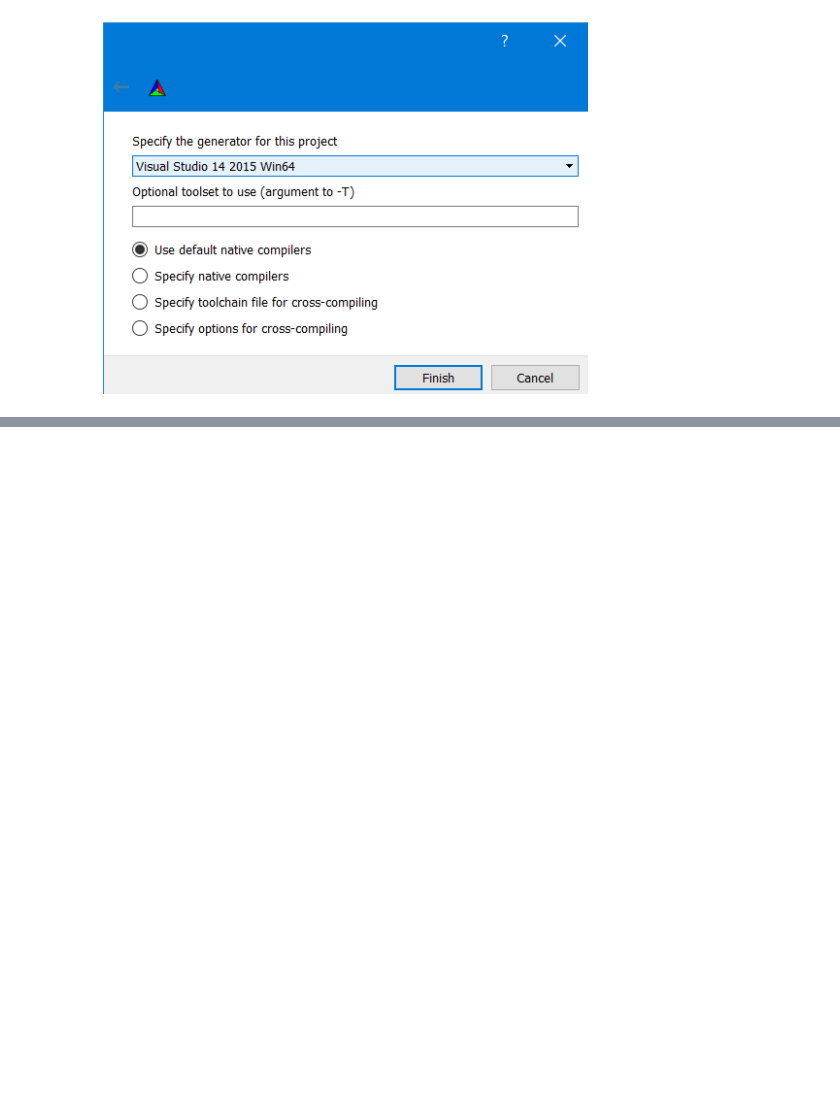
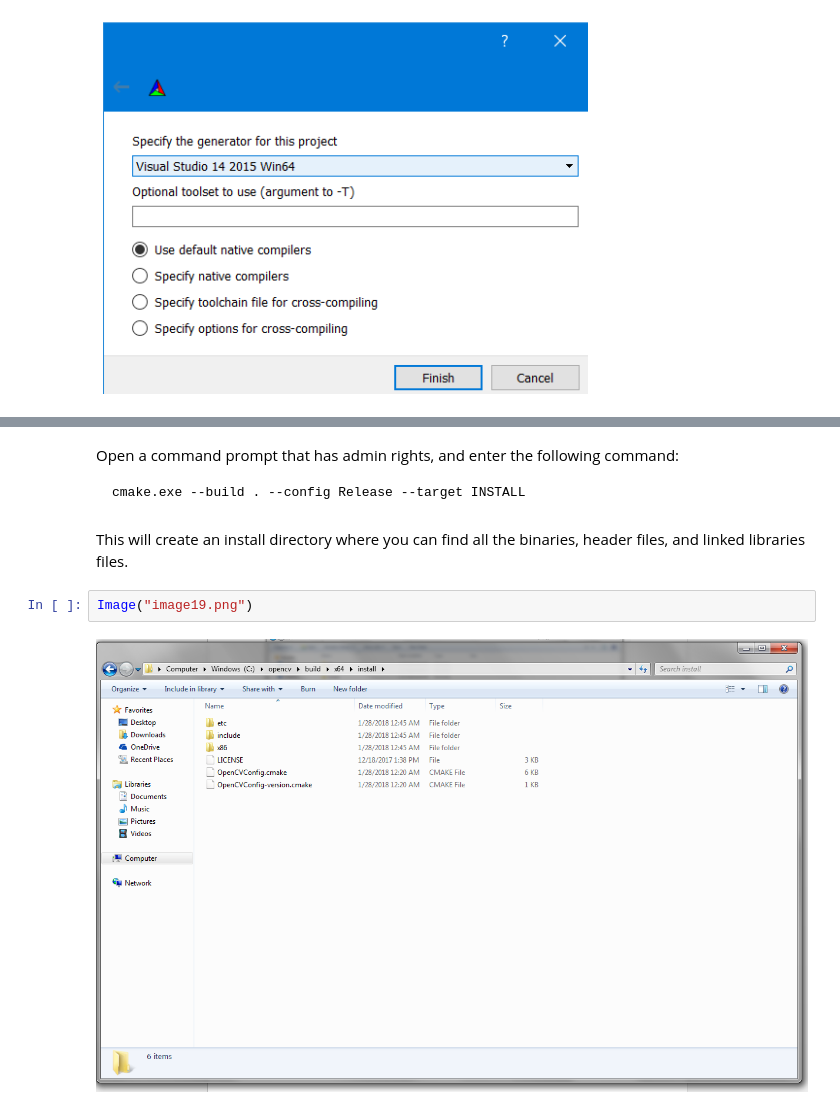
Before and after one commit to cesco345/OpenCV-on-Windows-from-Command-Line, a Jupyter notebook: tutorial1_windows.ipynb, the cells around one changed output, grey strips where cells are left out. Cells and saved outputs as stored; diff of their text form; blank space fills up the shorter version.

```diff
--- a/tutorial1_windows.ipynb
+++ b/tutorial1_windows.ipynb
@@ -110,0 +118,10 @@ Image("image17.png")
+# %% [markdown]
+Open a command prompt that has admin rights, and enter the following command:
+
+	cmake.exe --build . --config Release --target INSTALL
+# %% [markdown]
+This will create an install directory where you can find all the binaries, header files, and linked libraries files.
+# %%
+Image("image19.png")
+# %% [output]
+[figure, added]
```
Also changed, not shown: parts of 8 cells of this notebook.
